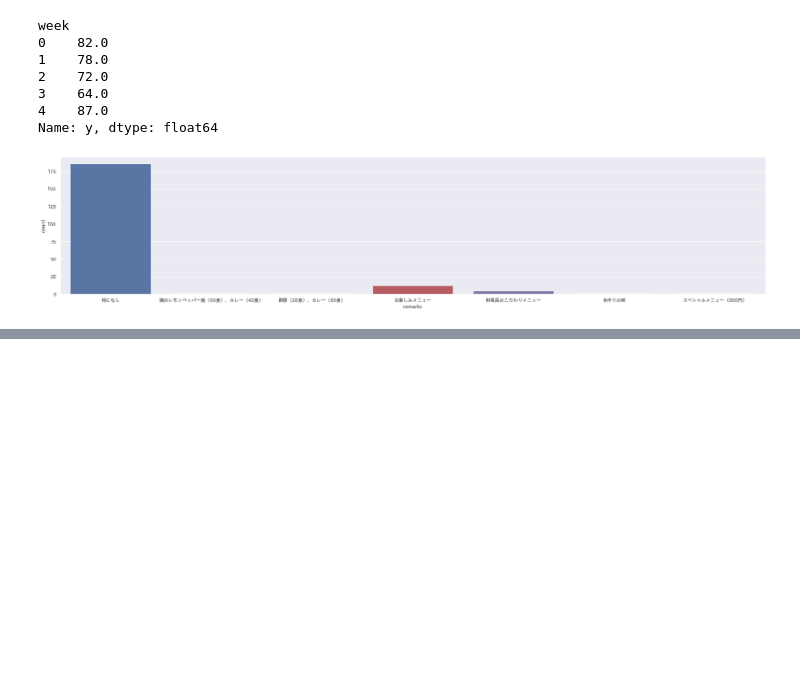
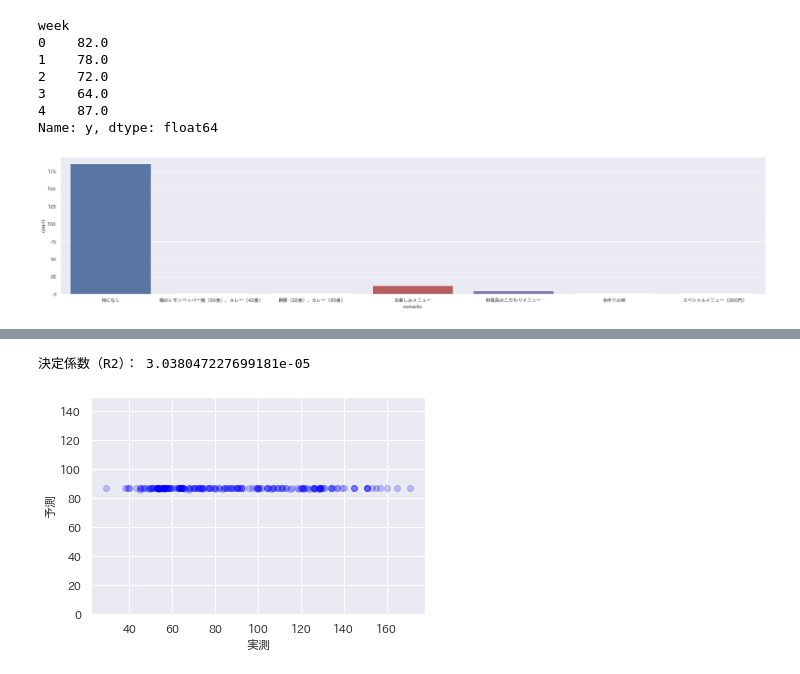
Before and after one commit to wakana23/anime2021, a Jupyter notebook: 数値計算法IDay4.ipynb, the cells around one changed output, grey strips where cells are left out. Saved outputs shown, nothing was run; the diff lists cells and outputs as text; code cells hidden in the pictures; blank space fills up the shorter version.

```diff
--- a/数値計算法IDay4.ipynb
+++ b/数値計算法IDay4.ipynb
@@ -242,0 +276,20 @@ ValueError: ignored
+# %%
+X = df[['remarks']]
+y = df['y']
+
+model = LinearRegression()
+model.fit(X, y)
+
+y_pred = model.predict(X)
+plt.scatter(y, y_pred, color = 'blue', alpha=0.2)
+plt.xlabel('実測')
+plt.ylabel('予測')
+plt.ylim(0, 150)
+
+from sklearn.metrics import r2_score
+
+r2= r2_score(y, y_pred)
+print('決定係数（R2）：', r2)
+# %% [output]
+決定係数（R2）： 3.038047227699181e-05
+[figure, added]
```
Also changed, not shown: parts of 6 cells of this notebook.
